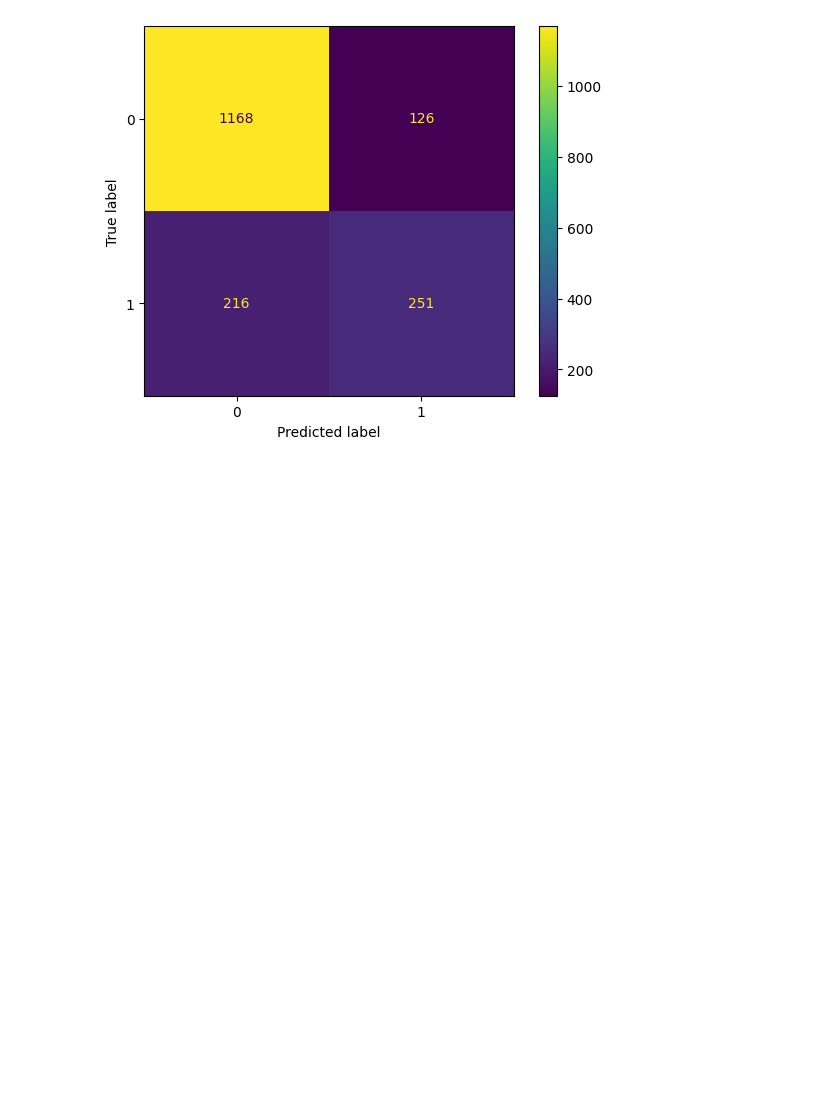
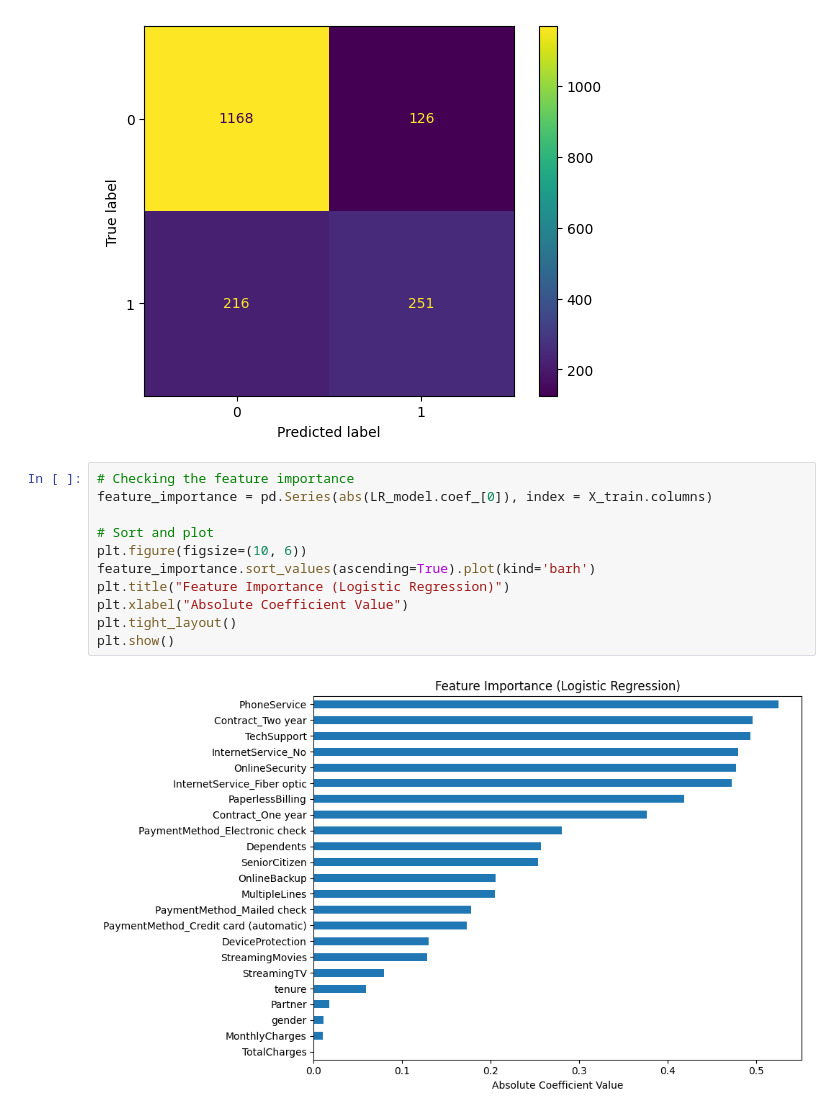
Before and after one commit to hamnaawaseem/Customer-Churn-Prediction, a Jupyter notebook: churn_notebook.ipynb, the cells around one changed output. Cells and saved outputs as stored; diff of their text form; blank space fills up the shorter version.

Commit message:
Added feature importance using Logistic Regression

```diff
--- a/churn_notebook.ipynb
+++ b/churn_notebook.ipynb
@@ -210,3 +213,16 @@ display_conf_metrics.plot()
 # %% [output]
 <sklearn.metrics._plot.confusion_matrix.ConfusionMatrixDisplay at 0x...>
 [figure]
+# %%
+# Checking the feature importance
+feature_importance = pd.Series(abs(LR_model.coef_[0]), index = X_train.columns)
+
+# Sort and plot
+plt.figure(figsize=(10, 6))
+feature_importance.sort_values(ascending=True).plot(kind='barh')
+plt.title("Feature Importance (Logistic Regression)")
+plt.xlabel("Absolute Coefficient Value")
+plt.tight_layout()
+plt.show()
+# %% [output]
+[figure, added]
```
Also changed, not shown: parts of 1 cell of this notebook.
